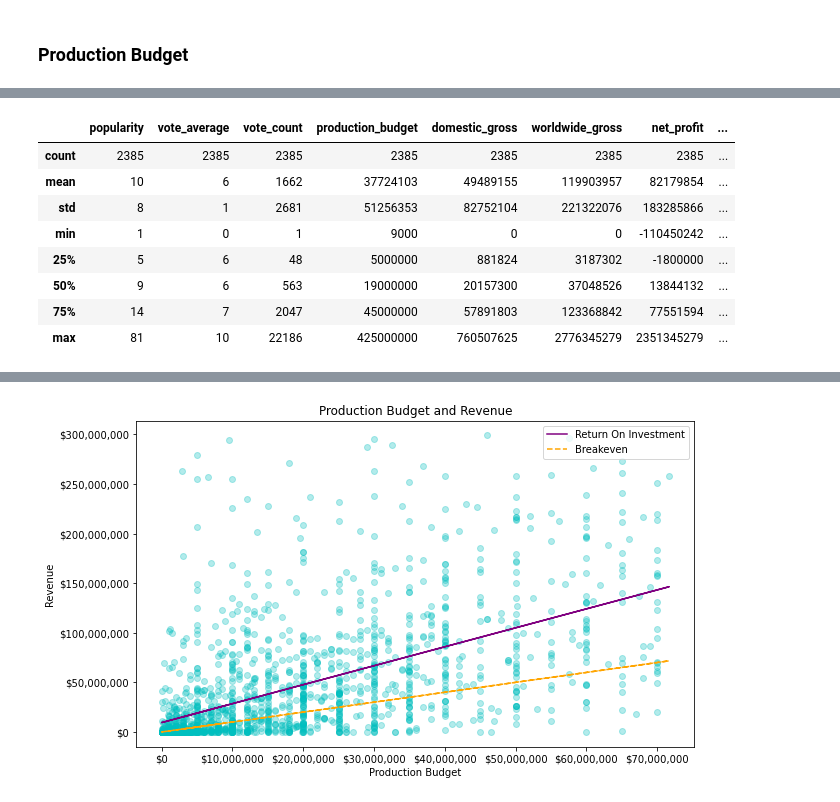
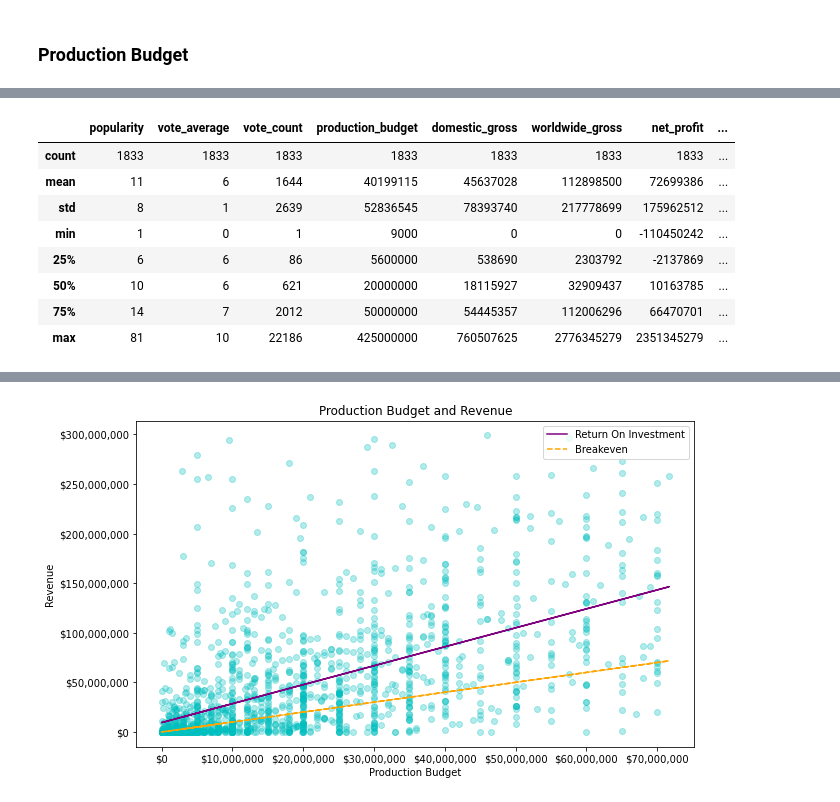
Before and after one commit to xiaohua-su/Film-Analysis, a Jupyter notebook: Analysis_of_Films.ipynb, the cells around one changed output, grey strips where cells are left out. Cells and saved outputs as stored; diff of their text form; code cells hidden in the pictures.

```diff
--- a/Analysis_of_Films.ipynb
+++ b/Analysis_of_Films.ipynb
@@ -178,11 +173,11 @@ dtypes: float64(3), int64(5), object(2)
 memory usage: 205.0+ KB
 # %%
 #dropping exact row duplicates
-test_clean_columns = clean_columns.drop_duplicates()
+clean_columns = clean_columns.drop_duplicates()
 # %%
 #dropping duplicates where the title name is the same but other values are wrong
-vote_count_max = test_clean_columns.groupby(['title']).vote_count.transform(max)
-movies_clean = test_clean_columns.loc[test_clean_columns.vote_count == vote_count_max]
+vote_count_max = clean_columns.groupby(['title']).vote_count.transform(max)
+movies_clean = clean_columns.loc[clean_columns.vote_count == vote_count_max]
 # %%
 movies_clean['net_profit'] = movies_clean['worldwide_gross'] - movies_clean['production_budget']
 movies_clean['return_on_investment'] = (movies_clean['net_profit']/movies_clean['production_budget'])*100
@@ -281,0 +314,11 @@ clean_columns['gross_to_budget_ratio'] = clean_columns['worldwide_gross'] / clea
+# %%
+#Removing outliers based of gross_to_budget_ratio
+q3, q1 = np.percentile(movies_clean['gross_to_budget_ratio'], [75, 25])
+q3, q1
+iqr = q3-q1
+
+lower_limit = movies_clean['gross_to_budget_ratio'].mean()-(iqr*1.5)
+
+upper_limit = movies_clean['gross_to_budget_ratio'].mean()+(iqr*1.5)
+
+lower_limit, upper_limit
@@ -281,0 +327,22 @@ clean_columns['gross_to_budget_ratio'] = clean_columns['worldwide_gross'] / clea
+# %%
+#limiting data to the upper limit of the iqr
+movies_no_gtbr_outliers = movies_clean[movies_clean['gross_to_budget_ratio']<upper_limit]
+
+
+#graph of movies_oultierless
+fig, ax = plt.subplots(figsize=(10,6))
+ax.ticklabel_format(style='plain')
+ax.scatter(movies_no_gtbr_outliers['production_budget'] , y = movies_no_gtbr_outliers['worldwide_gross'], alpha = .4, c="c");
+
+x=movies_no_gtbr_outliers['production_budget']
+y=movies_no_gtbr_outliers['worldwide_gross']
+m, b = np.polyfit(x,y,1)
+plt.plot(x, m*x + b, c="purple")
+plt.legend(['Return On Investment'])
+
+
+ax.set_title('Production Budget and Revenue without GTBR Outliers')
+ax.set_xlabel('Production Budget')
+ax.set_ylabel('Revenue')
+ax.yaxis.set_major_formatter(ticker.StrMethodFormatter('${x:,.0f}'))
+ax.xaxis.set_major_formatter(ticker.StrMethodFormatter('${x:,.0f}'));
@@ -282,13 +351,13 @@ clean_columns['gross_to_budget_ratio'] = clean_columns['worldwide_gross'] / clea
 # %%
 #get a sense of what the averages, medians and range are
-clean_columns.describe()
+movies_no_gtbr_outliers.describe()
 # %% [output]
 |  | popularity | vote_average | vote_count | production_budget | domestic_gross | worldwide_gross | net_profit | ... |
-| count | 2385 | 2385 | 2385 | 2385 | 2385 | 2385 | 2385 | ... |
-| mean | 10 | 6 | 1662 | 37724103 | 49489155 | 119903957 | 82179854 | ... |
-| std | 8 | 1 | 2681 | 51256353 | 82752104 | 221322076 | 183285866 | ... |
+| count | 1833 | 1833 | 1833 | 1833 | 1833 | 1833 | 1833 | ... |
+| mean | 11 | 6 | 1644 | 40199115 | 45637028 | 112898500 | 72699386 | ... |
+| std | 8 | 1 | 2639 | 52836545 | 78393740 | 217778699 | 175962512 | ... |
 | min | 1 | 0 | 1 | 9000 | 0 | 0 | -110450242 | ... |
-| 25% | 5 | 6 | 48 | 5000000 | 881824 | 3187302 | -1800000 | ... |
-| 50% | 9 | 6 | 563 | 19000000 | 20157300 | 37048526 | 13844132 | ... |
-| 75% | 14 | 7 | 2047 | 45000000 | 57891803 | 123368842 | 77551594 | ... |
+| 25% | 6 | 6 | 86 | 5600000 | 538690 | 2303792 | -2137869 | ... |
+| 50% | 10 | 6 | 621 | 20000000 | 18115927 | 32909437 | 10163785 | ... |
+| 75% | 14 | 7 | 2012 | 50000000 | 54445357 | 112006296 | 66470701 | ... |
 | max | 81 | 10 | 22186 | 425000000 | 760507625 | 2776345279 | 2351345279 | ... |
```
Also changed, not shown: parts of 59 cells of this notebook.
